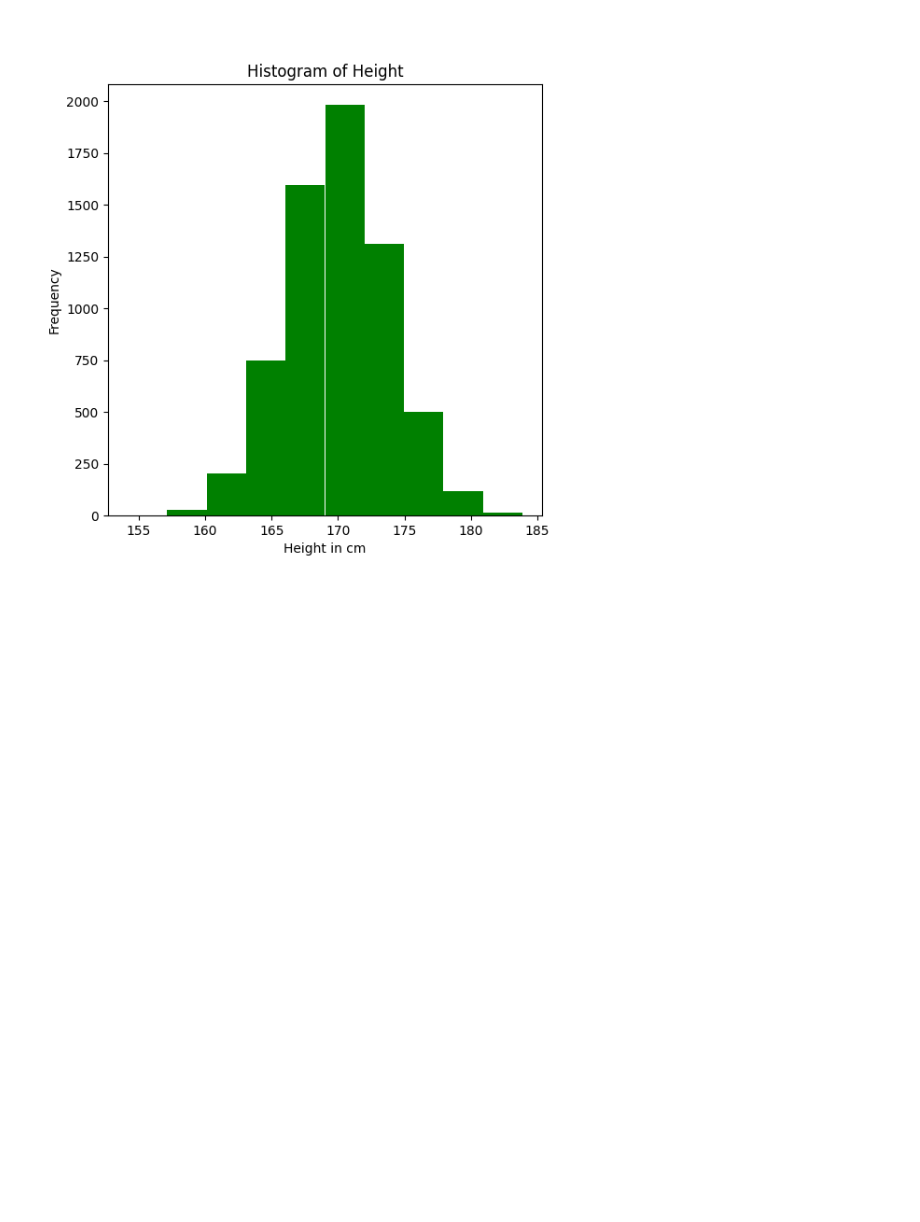
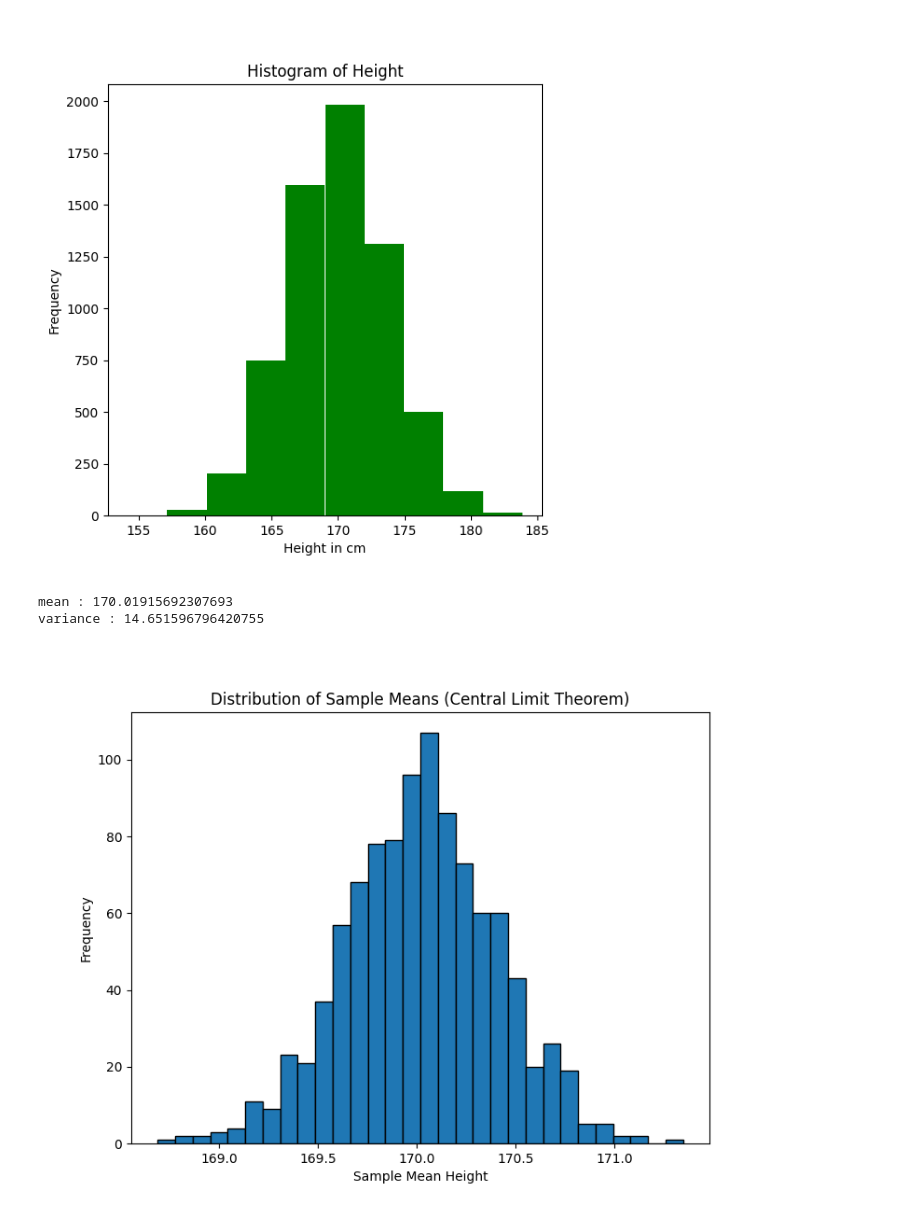
Before and after one commit to HiddenMachine3/P-S, a Jupyter notebook: Activity_3.ipynb, the cells around one changed output. Saved outputs shown, nothing was run; the diff lists cells and outputs as text; code cells hidden in the pictures; blank space fills up the shorter version.

```diff
--- a/Activity_3.ipynb
+++ b/Activity_3.ipynb
@@ -97,3 +97,27 @@ plt.ylabel('Frequency')
 plt.show()
 # %% [output]
 [figure]
+# %%
+print(f"mean : {df['Height in cm'].mean()}\nvariance : {df['Height in cm'].var()}")
+# %% [output]
+mean : 170.01915692307693
+variance : 14.651596796420755
+# %%
+sample_size = 100
+
+num_samples = 1000
+
+sample_means = []
+
+for _ in range(num_samples):
+    sample = df['Height in cm'].sample(sample_size, replace=True)
+    sample_means.append(sample.mean())
+
+plt.figure(figsize=(8, 6))
+plt.hist(sample_means, bins=30, edgecolor='black')
+plt.xlabel('Sample Mean Height')
+plt.ylabel('Frequency')
+plt.title('Distribution of Sample Means (Central Limit Theorem)')
+plt.show()
+# %% [output]
+[figure, added]
```
